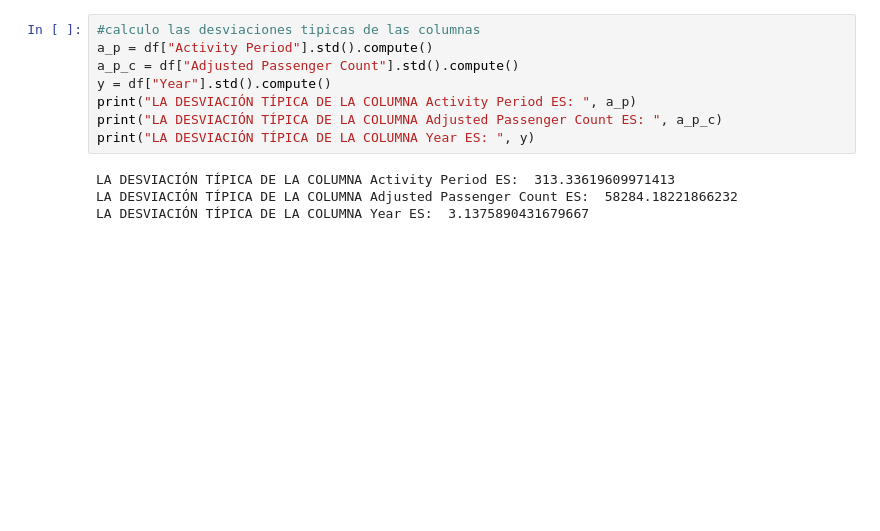
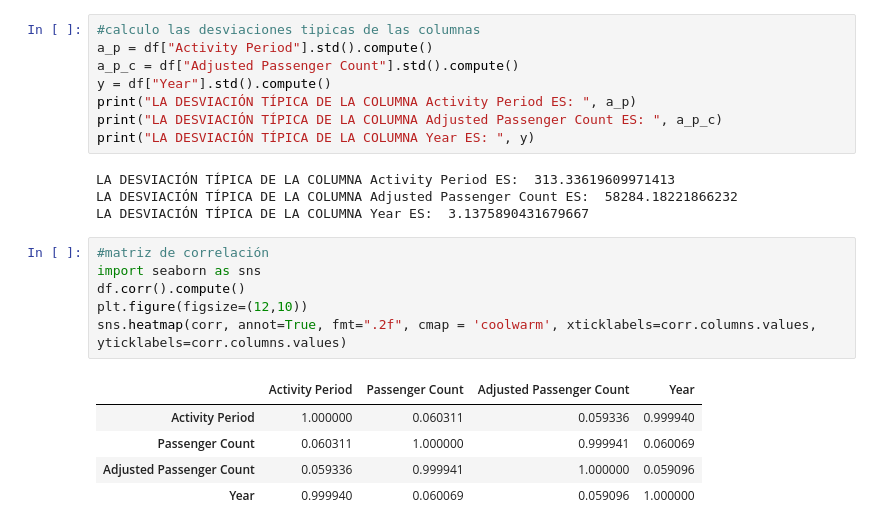
Before and after one commit to claudiaalozano/proyecto_bigdata_claudia_lozano_perez, a Jupyter notebook: aerolineas.ipynb, the cells around one changed output. Cells and saved outputs as stored; diff of their text form; blank space fills up the shorter version.

Commit message:
matriz de correlación

```diff
--- a/aerolineas.ipynb
+++ b/aerolineas.ipynb
@@ -117,3 +117,15 @@ print("LA DESVIACIÓN TÍPICA DE LA COLUMNA Year ES: ", y)
 LA DESVIACIÓN TÍPICA DE LA COLUMNA Activity Period ES:  313.33619609971413
 LA DESVIACIÓN TÍPICA DE LA COLUMNA Adjusted Passenger Count ES:  58284.18221866232
 LA DESVIACIÓN TÍPICA DE LA COLUMNA Year ES:  3.1375890431679667
+# %%
+#matriz de correlación
+import seaborn as sns
+df.corr().compute()
+plt.figure(figsize=(12,10))
+sns.heatmap(corr, annot=True, fmt=".2f", cmap = 'coolwarm', xticklabels=corr.columns.values, yticklabels=corr.columns.values)
+# %% [output]
+|  | Activity Period | Passenger Count | Adjusted Passenger Count | Year |
+| Activity Period | 1.000000 | 0.060311 | 0.059336 | 0.999940 |
+| Passenger Count | 0.060311 | 1.000000 | 0.999941 | 0.060069 |
+| Adjusted Passenger Count | 0.059336 | 0.999941 | 1.000000 | 0.059096 |
+| Year | 0.999940 | 0.060069 | 0.059096 | 1.000000 |
```
